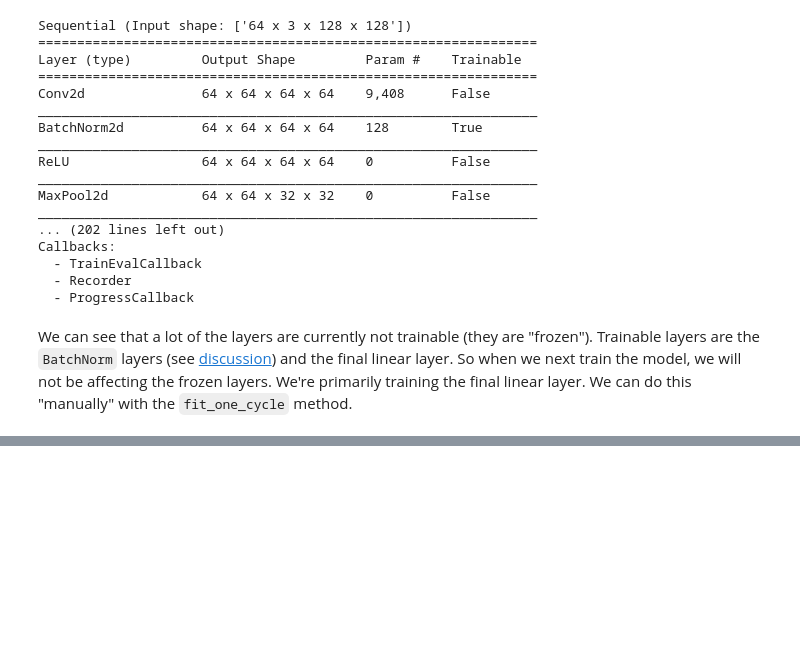
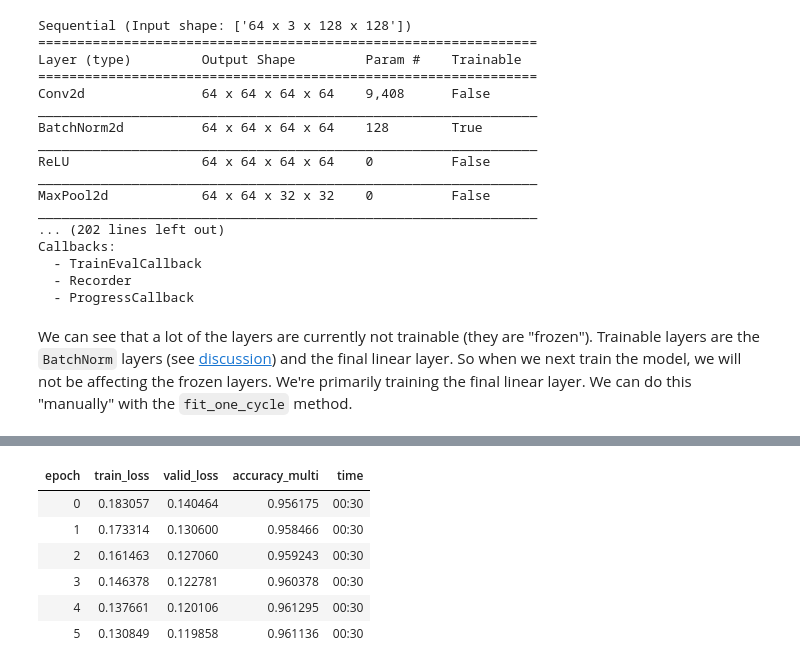
Before and after one commit to djliden/deep_learning_practice, a Jupyter notebook: notebooks/(Un)freezing and Transfer Learning.ipynb, the cells around one changed output, grey strips where cells are left out. Drawn from its saved outputs; the diff is of its cells as text; code cells hidden in the pictures; blank space fills up the shorter version.

```diff
--- a/notebooks/(Un)freezing and Transfer Learning.ipynb
+++ b/notebooks/(Un)freezing and Transfer Learning.ipynb
@@ -111,0 +172,10 @@ KeyboardInterrupt:
+# %%
+learn.fit_one_cycle(n_epoch=6, lr_max = 1e-4)
+# %% [output]
+| epoch | train_loss | valid_loss | accuracy_multi | time |
+| 0 | 0.183057 | 0.140464 | 0.956175 | 00:30 |
+| 1 | 0.173314 | 0.130600 | 0.958466 | 00:30 |
+| 2 | 0.161463 | 0.127060 | 0.959243 | 00:30 |
+| 3 | 0.146378 | 0.122781 | 0.960378 | 00:30 |
+| 4 | 0.137661 | 0.120106 | 0.961295 | 00:30 |
+| 5 | 0.130849 | 0.119858 | 0.961136 | 00:30 |
```
Also changed, not shown: parts of 18 cells of this notebook.
